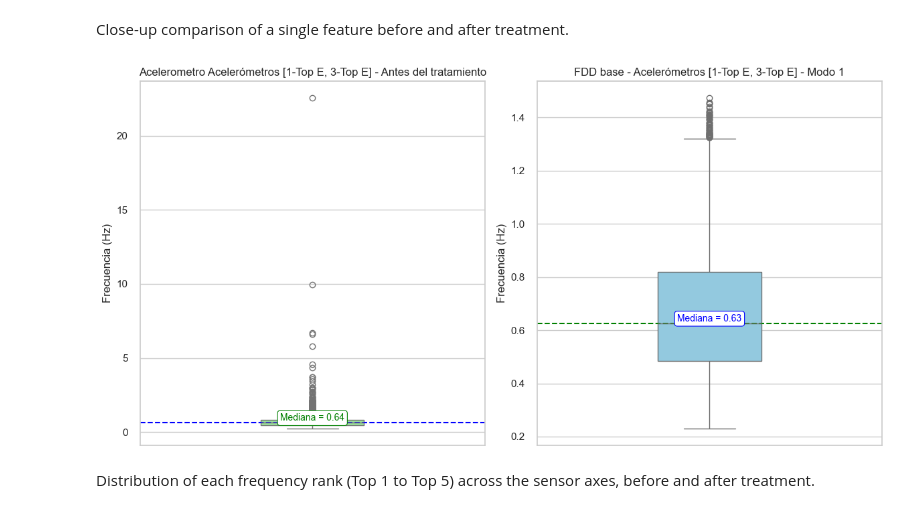
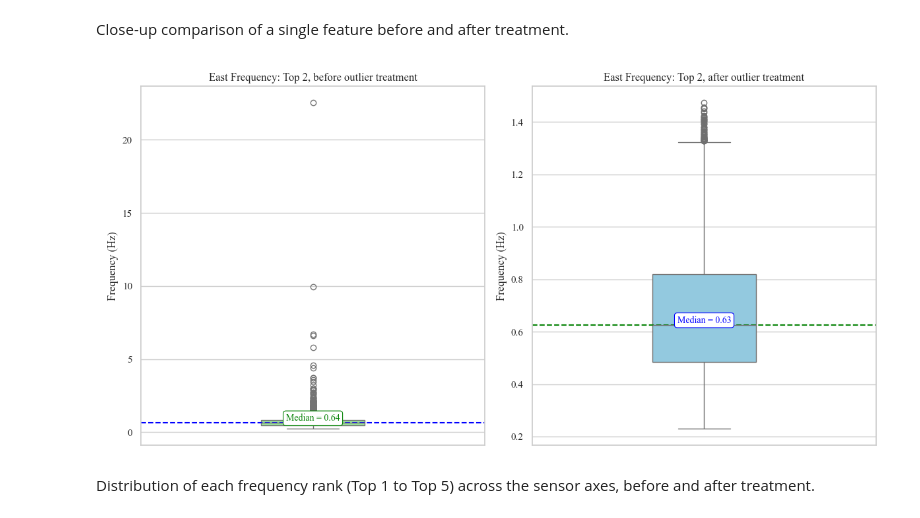
Before and after one commit to Alexey0424/wind-turbine-damage-detection-ml, a Jupyter notebook: wind_turbine_fdd_ml_pipeline.ipynb, the cells around one changed output. Cells and saved outputs as stored; diff of their text form; code cells hidden in the pictures.

```diff
--- a/wind_turbine_fdd_ml_pipeline.ipynb
+++ b/wind_turbine_fdd_ml_pipeline.ipynb
@@ -681,42 +686,43 @@ plt.show()
 # %% [markdown]
 Close-up comparison of a single feature before and after treatment.
 # %%
-# Visual style.
+# Visual style (sns.set resets the font, so it is restored right after).
 sns.set(style="whitegrid", palette="pastel")
+mpl.rcParams['font.family'] = 'Times New Roman'
 
 # Feature under comparison.
 before = modal_data_before['Este Frecuency: Top 2'].dropna()
 after = modal_data['Este Frecuency: Top 2'].dropna()
 
 median_before = before.median()
 median_after = after.median()
 
 plt.figure(figsize=(12, 6))
 
 # Before treatment.
 plt.subplot(1, 2, 1)
 sns.boxplot(y=before, color="lightgreen", width=0.3)
-plt.title("Acelerometro Acelerómetros [1-Top E, 3-Top E] - Antes del tratamiento")
-plt.ylabel("Frecuencia (Hz)")
+plt.title("East Frequency: Top 2, before outlier treatment")
+plt.ylabel("Frequency (Hz)")
 plt.axhline(median_before, color='blue', linestyle='--')
-plt.text(0, median_before, f"Mediana = {median_before:.2f}",
+plt.text(0, median_before, f"Median = {median_before:.2f}",
          ha='center', va='bottom', fontsize=10, color='green',
          bbox=dict(boxstyle="round,pad=0.3", fc="white", ec="green", lw=0.8))
 
 # After treatment.
 plt.subplot(1, 2, 2)
 sns.boxplot(y=after, color="skyblue", width=0.3)
-plt.title("FDD base - Acelerómetros [1-Top E, 3-Top E] - Modo 1")
-plt.ylabel("Frecuencia (Hz)")
+plt.title("East Frequency: Top 2, after outlier treatment")
+plt.ylabel("Frequency (Hz)")
 plt.axhline(median_after, color='green', linestyle='--')
-plt.text(0, median_after, f"Mediana = {median_after:.2f}",
+plt.text(0, median_after, f"Median = {median_after:.2f}",
          ha='center', va='bottom', fontsize=10, color='blue',
          bbox=dict(boxstyle="round,pad=0.3", fc="white", ec="blue", lw=0.8))
 
 plt.tight_layout()
 plt.show()
 # %% [output]
-[figure, old version]
+[figure, new version]
 # %% [markdown]
 Distribution of each frequency rank (Top 1 to Top 5) across the sensor axes, before and
 after treatment.
```
Also changed, not shown: parts of 5 cells of this notebook, 1 other file.
